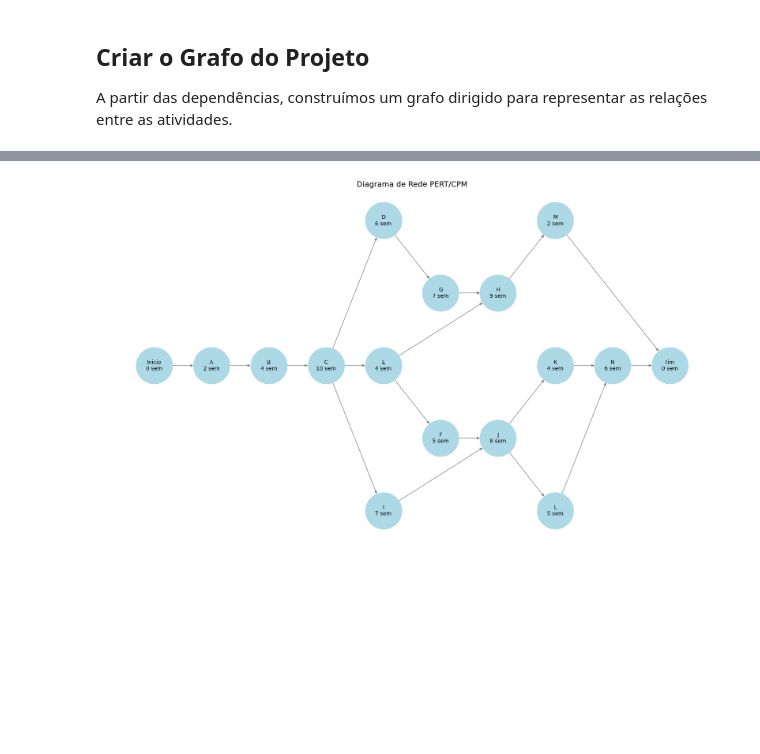
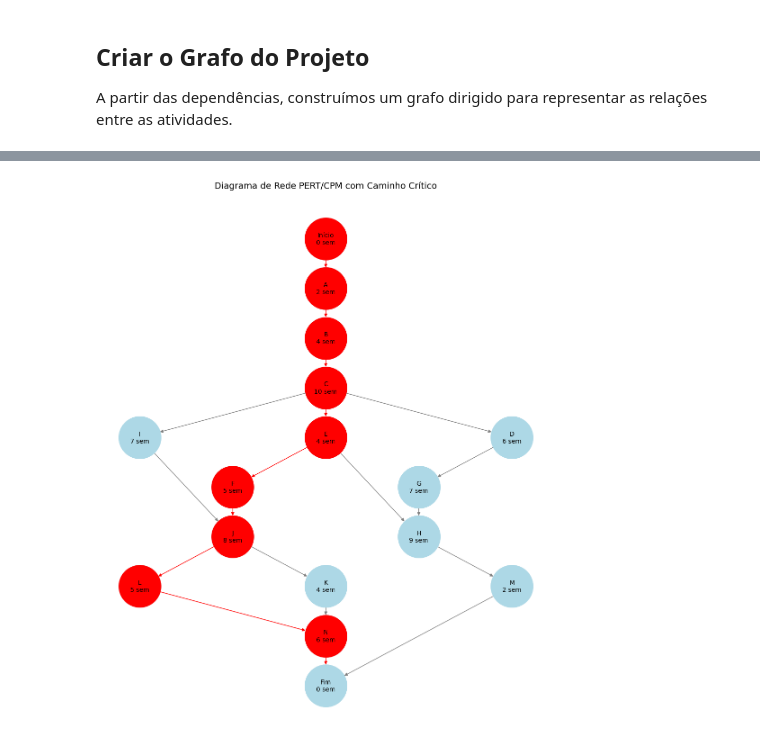
Before and after one commit to UniRobotica/gpc, a Jupyter notebook: notebooks/pertcpm-construcao-civil.ipynb, the cells around one changed output, grey strips where cells are left out. Cells and saved outputs as stored; diff of their text form; code cells hidden in the pictures; blank space fills up the shorter version.

Commit message:
caminho critico

```diff
--- a/notebooks/pertcpm-construcao-civil.ipynb
+++ b/notebooks/pertcpm-construcao-civil.ipynb
@@ -48,10 +369,9 @@ A partir das dependências, construímos um grafo dirigido para representar as r
 # %%
-# Importar as bibliotecas necessárias
 import matplotlib.pyplot as plt
 import networkx as nx
 import pandas as pd
 
-# Exemplo de DataFrame
+# Exemplo de DataFrame contendo as informações do projeto
 data = pd.DataFrame({
     'Atividade': ['Início', 'A', 'B', 'C', 'D', 'E', 'F', 'G', 'H', 'I', 'J', 'K', 'L', 'M', 'N', 'Fim'],
     'Descrição': ['Início','Escavação', 'Fundação', 'Paredes', 'Telhado', 'Encanamento Exterior',
@@ -75,49 +395,91 @@ for i, row in data.iterrows():
 # Função para calcular os níveis das atividades (hierarquia top-down)
 def calculate_levels(graph):
     levels = {}
-    for node in nx.topological_sort(graph):  # Garante ordem topológica
+    for node in nx.topological_sort(graph):
         if len(list(graph.predecessors(node))) == 0:
             levels[node] = 0
         else:
             levels[node] = max([levels[p] for p in graph.predecessors(node)]) + 1
     return levels
 
 # Calcular os níveis das atividades
 levels = calculate_levels(G)
 
 # Atribuir os níveis como atributos aos nós
 nx.set_node_attributes(G, levels, "subset")
 
-# Calcular o layout dos nós com espaçamento ajustado
+# Função para encontrar todos os caminhos do início ao fim
+def find_paths(graph, start, end, path=[]):
+    path = path + [start]
+    if start == end:
+        return [path]
+    if start not in graph:
+        return []
+    paths = []
+    for node in graph[start]:
+        if node not in path:
+            new_paths = find_paths(graph, node, end, path)
+            for p in new_paths:
+                paths.append(p)
+    return paths
+
+# Encontrar todos os caminhos do "Início" para "Fim"
+all_paths = find_paths(G, 'Início', 'Fim')
+
+# Calcular a duração de cada caminho
+path_durations = []
+for path in all_paths:
+    duration = sum(G.nodes[node]['duração'] for node in path)
+    path_durations.append((path, duration))
+
+# Determinar o caminho crítico (o caminho mais longo)
+max_duration = max(path_durations, key=lambda x: x[1])[1]
+critical_paths = [path for path, duration in path_durations if duration == max_duration]
+
+# Identificar os nodos e arestas do caminho crítico
+critical_nodes = set()
+critical_edges = set()
+
+for path in critical_paths:
+    for i in range(len(path) - 1):
+        critical_nodes.add(path[i])
+        critical_edges.add((path[i], path[i+1]))
+
+# Calcular o layout dos nós
 pos = nx.multipartite_layout(G, subset_key="subset")
-vertical_spacing = 2.0  # Ajuste do espaçamento vertical
+vertical_spacing = 2.0
+horizontal_spacing = 2.0
 for node in pos:
     x, y = pos[node]
-    pos[node] = (x, y * vertical_spacing)
+    pos[node] = (y * horizontal_spacing, -x * vertical_spacing)
 
-# Melhorar a visualização do grafo
-plt.figure(figsize=(16, 9))
+# Visualização do grafo com caminho crítico em vermelho
+plt.figure(figsize=(10, 12))
 
-# Desenhar o grafo
+# Desenhar os arcos com cores diferentes para o caminho crítico
 nx.draw(
     G,
     pos,
-    with_labels=False,  # Desativa os rótulos padrão
-    node_size=4500,     # Ajusta o tamanho dos nós
+    with_labels=False,
+    node_size=4500,
     node_color='lightblue',
-    edge_color='gray',
+    edge_color=['red' if edge in critical_edges else 'gray' for edge in G.edges()],
     arrowsize=10
 )
 
-# Adicionar rótulos personalizados nos nós (Nome e Duração)
+# Desenhar os nós
+nx.draw_networkx_nodes(G, pos, nodelist=critical_nodes, node_color='red', node_size=4500)
+nx.draw_networkx_nodes(G, pos, nodelist=[node for node in G.nodes() if node not in critical_nodes], node_color='lightblue', node_size=4500)
+
+# Adicionar rótulos personalizados nos nós
 labels = nx.get_node_attributes(G, 'duração')
 custom_labels = {n: f"{n}\n{d} sem" for n, d in labels.items()}
 nx.draw_networkx_labels(G, pos, labels=custom_labels, font_size=10)
 
-# Adicionar título
-plt.title("Diagrama de Rede PERT/CPM", fontsize=14)
+# Título do gráfico
+plt.title("Diagrama de Rede PERT/CPM com Caminho Crítico", fontsize=14)
 
 # Exibir o gráfico
 plt.show()
 # %% [output]
-[figure, old version]
+[figure, new version]
```
Also changed, not shown: parts of 10 cells of this notebook, 1 other file.
